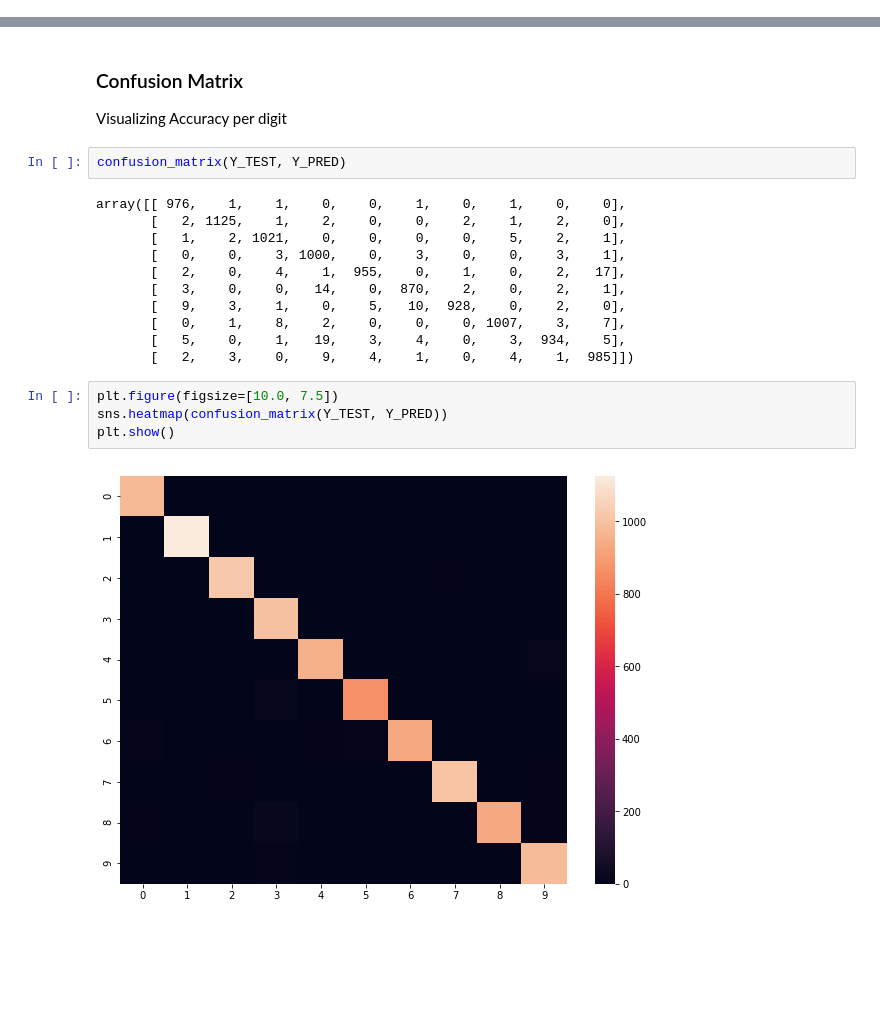
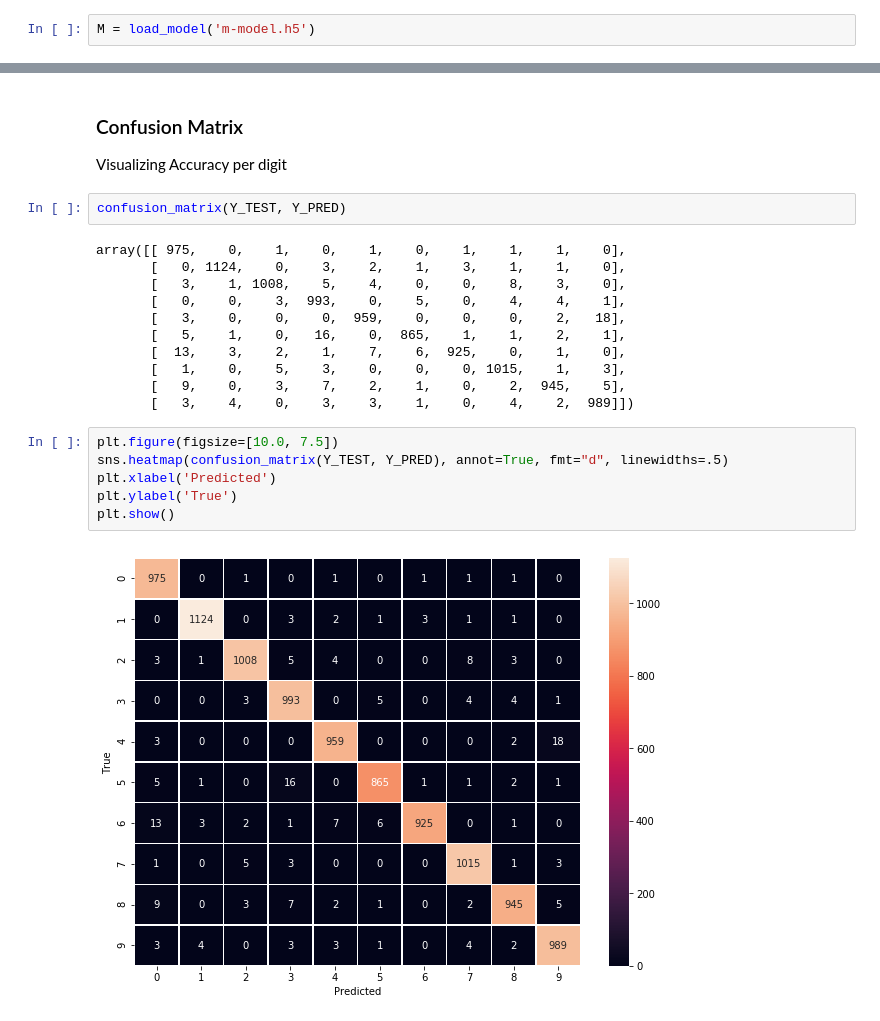
Before and after one commit to maniaclogic/MNIST, a Jupyter notebook: MNIST.ipynb, the cells around one changed output, grey strips where cells are left out. Cells and saved outputs as stored; diff of their text form; blank space fills up the shorter version.

```diff
--- a/MNIST.ipynb
+++ b/MNIST.ipynb
@@ -86,3 +86,5 @@ Epoch 10/10
+# %%
+M = load_model('m-model.h5')
 # %%
 M.summary()
 # %% [output]
@@ -117,19 +119,21 @@ Visualizing Accuracy per digit
 # %%
 confusion_matrix(Y_TEST, Y_PRED)
 # %% [output]
-array([[ 976,    1,    1,    0,    0,    1,    0,    1,    0,    0],
-       [   2, 1125,    1,    2,    0,    0,    2,    1,    2,    0],
-       [   1,    2, 1021,    0,    0,    0,    0,    5,    2,    1],
-       [   0,    0,    3, 1000,    0,    3,    0,    0,    3,    1],
-       [   2,    0,    4,    1,  955,    0,    1,    0,    2,   17],
-       [   3,    0,    0,   14,    0,  870,    2,    0,    2,    1],
-       [   9,    3,    1,    0,    5,   10,  928,    0,    2,    0],
-       [   0,    1,    8,    2,    0,    0,    0, 1007,    3,    7],
-       [   5,    0,    1,   19,    3,    4,    0,    3,  934,    5],
-       [   2,    3,    0,    9,    4,    1,    0,    4,    1,  985]])
+array([[ 975,    0,    1,    0,    1,    0,    1,    1,    1,    0],
+       [   0, 1124,    0,    3,    2,    1,    3,    1,    1,    0],
+       [   3,    1, 1008,    5,    4,    0,    0,    8,    3,    0],
+       [   0,    0,    3,  993,    0,    5,    0,    4,    4,    1],
+       [   3,    0,    0,    0,  959,    0,    0,    0,    2,   18],
+       [   5,    1,    0,   16,    0,  865,    1,    1,    2,    1],
+       [  13,    3,    2,    1,    7,    6,  925,    0,    1,    0],
+       [   1,    0,    5,    3,    0,    0,    0, 1015,    1,    3],
+       [   9,    0,    3,    7,    2,    1,    0,    2,  945,    5],
+       [   3,    4,    0,    3,    3,    1,    0,    4,    2,  989]])
 # %%
 plt.figure(figsize=[10.0, 7.5])
-sns.heatmap(confusion_matrix(Y_TEST, Y_PRED))
+sns.heatmap(confusion_matrix(Y_TEST, Y_PRED), annot=True, fmt="d", linewidths=.5)
+plt.xlabel('Predicted')
+plt.ylabel('True')
 plt.show()
 # %% [output]
-[figure, old version]
+[figure, new version]
```
Also changed, not shown: parts of 12 cells of this notebook, 2 other files.
